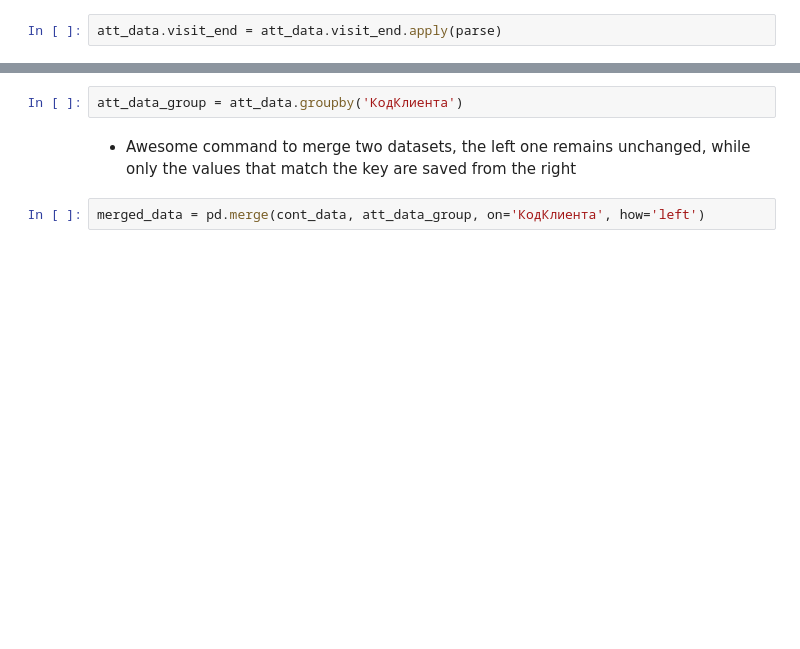
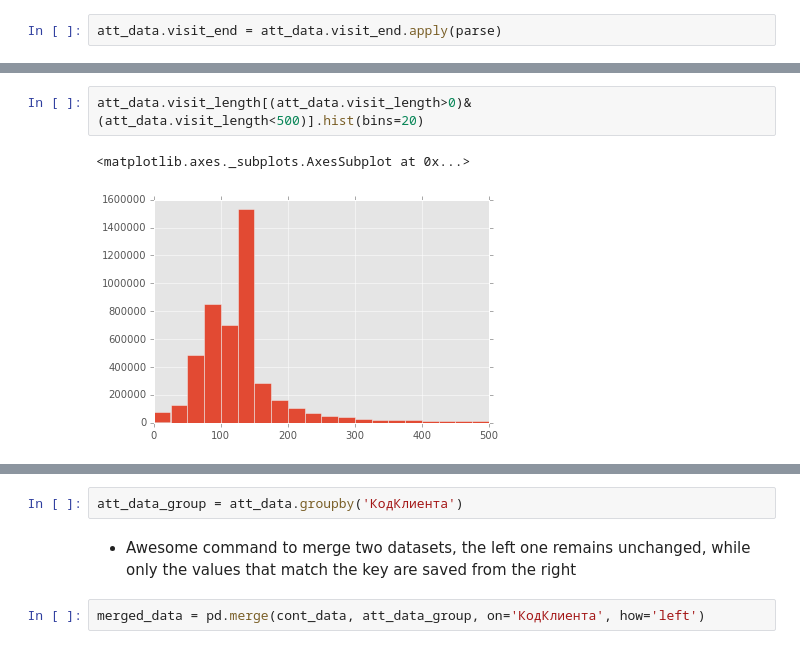
Before and after one commit to DmitrySerg/WorldClass, a Jupyter notebook: WorldClass_DataPrep.ipynb, the cells around one changed output, grey strips where cells are left out. Saved outputs shown, nothing was run; the diff lists cells and outputs as text; blank space fills up the shorter version.

```diff
--- a/WorldClass_DataPrep.ipynb
+++ b/WorldClass_DataPrep.ipynb
@@ -479,0 +482,5 @@ att_data.ОкончаниеПосещения[0]
+# %%
+att_data.visit_length[(att_data.visit_length>0)&(att_data.visit_length<500)].hist(bins=20)
+# %% [output]
+<matplotlib.axes._subplots.AxesSubplot at 0x...>
+[figure, added]
```
Also changed, not shown: parts of 18 cells of this notebook.
